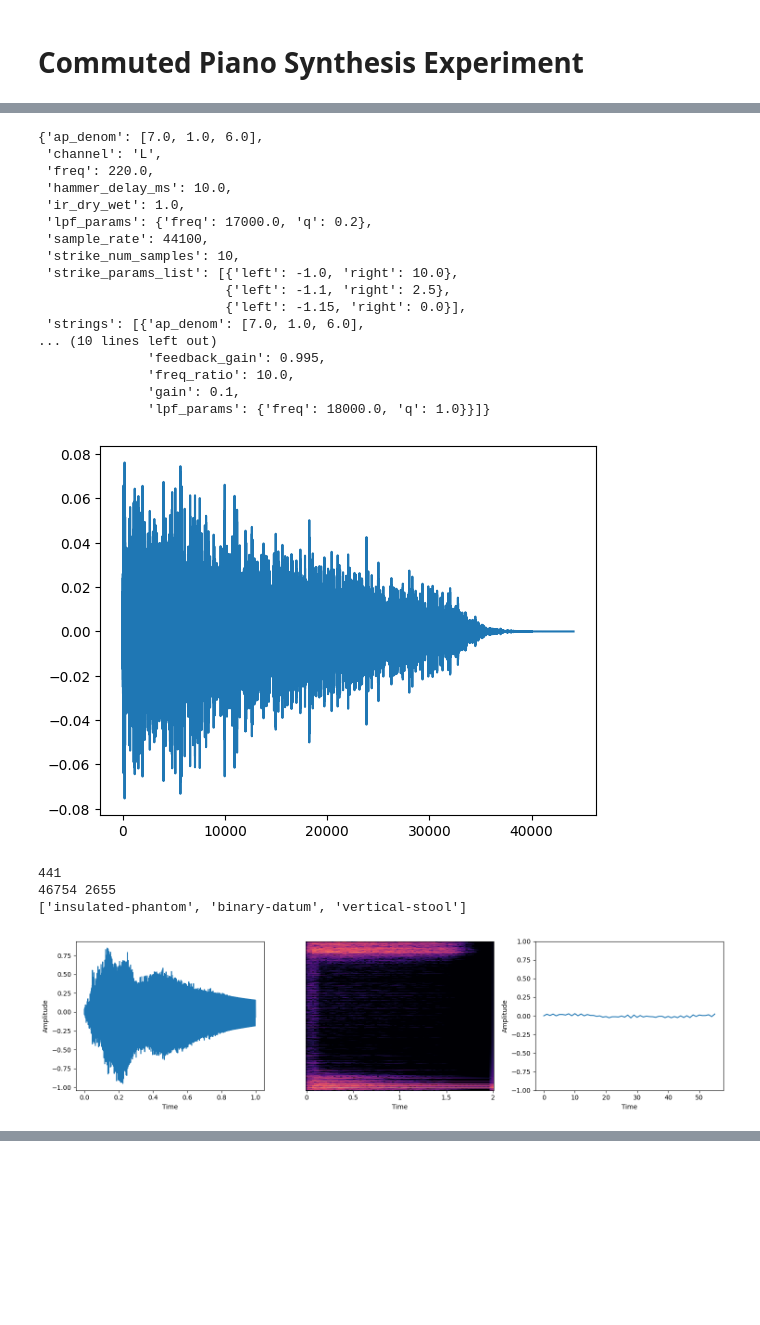
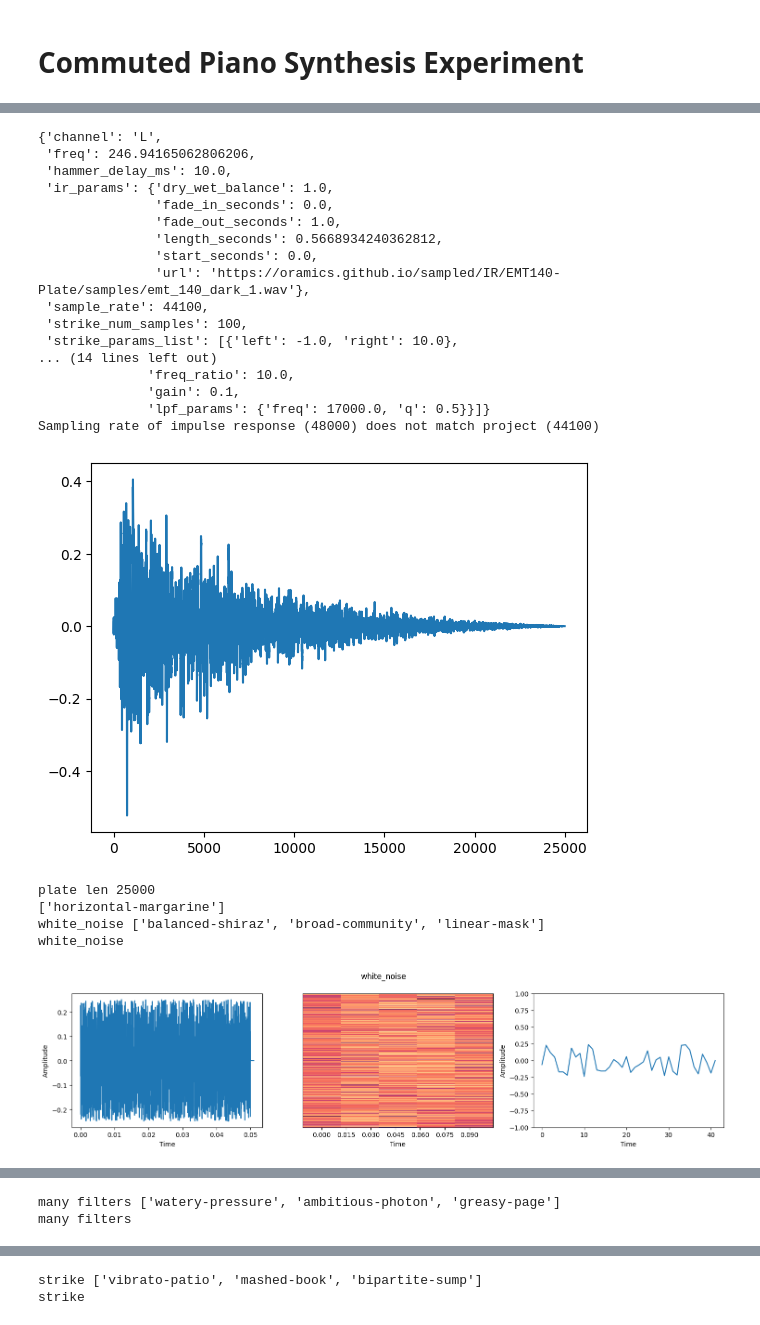
Before and after one commit to rhymeswithlion/ml_and_physical_sound_synthesis_2025sp, a Jupyter notebook: commuted_piano_dataset_bcruz_2025-02-21.ipynb, the cells around one changed output, grey strips where cells are left out. Cells and saved outputs as stored; diff of their text form; code cells hidden in the pictures; blank space fills up the shorter version.

```diff
--- a/commuted_piano_dataset_bcruz_2025-02-21.ipynb
+++ b/commuted_piano_dataset_bcruz_2025-02-21.ipynb
@@ -7,73 +29,84 @@
 # %%
-from commuted_piano import CommutedPianoParams, params_to_piano_note
+from commuted_piano import CommutedPianoParams, params_to_piano_note, mtof
 from audio_utils import play_audio
 import pprint
 
 
 note_params = CommutedPianoParams.model_validate(
     {
-        "ap_denom": [7, 1, 6],
+        # "ap_denom": [7, 1, 6],
         "channel": "L",
-        "freq": 440.0 * 2 ** (-12 / 12),
+        "freq": mtof(59),
         "hammer_delay_ms": 10.0,
-        "ir_dry_wet": 1.0,
-        "lpf_params": {"freq": 17000, "q": 0.2},
+        # "ir_dry_wet": 1.0,
+        # "lpf_params": {"freq": 17000, "q": 0.2},
         "sample_rate": 44100,
-        "strike_num_samples": 10,
+        "strike_num_samples": 100,
         "strike_params_list": [
-            {"left": -1.0, "right": 10.0},
+            {"left": -1, "right": 10},
             {"left": -1.1, "right": 2.5},
-            {"left": -1.15, "right": 0.0},
+            {"left": -1.15, "right": 0},
         ],
         "strings": [
             {
-                "ap_denom": [7.0, 1.0, 6.0],
+                "ap_denom": (ap_denom := [7.0, 1.0, 6.0]),
                 "feedback_gain": 0.995,
                 "freq_ratio": 1.0,
                 "gain": 0.5,
-                "lpf_params": {"freq": 18000.0, "q": 0.7},
+                "lpf_params": {"freq": 17000.0, "q": 0.5},
             },
             {
-                "ap_denom": [7.0, 1.0, 6.0],
+                "ap_denom": ap_denom,
                 "feedback_gain": 0.99,
                 "freq_ratio": 0.9999,
                 "gain": 0.2,
-                "lpf_params": {"freq": 18000.0, "q": 1.0},
+                "lpf_params": {"freq": 17000.0, "q": 0.5},
             },
             {
-                "ap_denom": [7.0, 1.0, 6.0],
-                "feedback_gain": 0.995,
+                "ap_denom": ap_denom,
+                "feedback_gain": 0.999,
                 "freq_ratio": 10.0,
                 "gain": 0.1,
-                "lpf_params": {"freq": 18000.0, "q": 1.0},
+                "lpf_params": {"freq": 17000.0, "q": 0.5},
             },
         ],
+        "ir_params": {
+            "start_seconds": 0.000,
+            "length_seconds": 25000.0 / 44100,
+            "fade_in_seconds": 0.000,
+            "fade_out_seconds": 1.0,
+            "url": "https://oramics.github.io/sampled/IR/EMT140-Plate/samples/emt_140_dark_1.wav",
+            "dry_wet_balance": 1.0,
+        },
     }
 )
 
 pprint.pprint(note_params.model_dump())
-play_audio(note_params.to_piano_note(), auto_play=True)
+note_params.to_piano_note(show_graphs=True)
 # %% [output]
-{'ap_denom': [7.0, 1.0, 6.0],
- 'channel': 'L',
- 'freq': 220.0,
+{'channel': 'L',
+ 'freq': 246.94165062806206,
  'hammer_delay_ms': 10.0,
- 'ir_dry_wet': 1.0,
- 'lpf_params': {'freq': 17000.0, 'q': 0.2},
+ 'ir_params': {'dry_wet_balance': 1.0,
+               'fade_in_seconds': 0.0,
+               'fade_out_seconds': 1.0,
+               'length_seconds': 0.5668934240362812,
+               'start_seconds': 0.0,
+               'url': 'https://oramics.github.io/sampled/IR/EMT140-Plate/samples/emt_140_dark_1.wav'},
  'sample_rate': 44100,
- 'strike_num_samples': 10,
+ 'strike_num_samples': 100,
  'strike_params_list': [{'left': -1.0, 'right': 10.0},
-                        {'left': -1.1, 'right': 2.5},
-                        {'left': -1.15, 'right': 0.0}],
- 'strings': [{'ap_denom': [7.0, 1.0, 6.0],
-... (10 lines left out)
-              'feedback_gain': 0.995,
+... (14 lines left out)
               'freq_ratio': 10.0,
               'gain': 0.1,
-              'lpf_params': {'freq': 18000.0, 'q': 1.0}}]}
+              'lpf_params': {'freq': 17000.0, 'q': 0.5}}]}
+Sampling rate of impulse response (48000) does not match project (44100)
-[figure, old version]
+[figure, new version]
-441
-46754 2655
-['insulated-phantom', 'binary-datum', 'vertical-stool']
+plate len 25000
+['horizontal-margarine']
+white_noise ['balanced-shiraz', 'broad-community', 'linear-mask']
+white_noise
-[figure, old version]
+[figure, new version]
 [interactive output not drawn]
+many filters ['watery-pressure', 'ambitious-photon', 'greasy-page']
+many filters
@@ -79,0 +115,2 @@ play_audio(note_params.to_piano_note(), auto_play=True)
+strike ['vibrato-patio', 'mashed-book', 'bipartite-sump']
+strike
```
Also changed, not shown: parts of 2 cells of this notebook, 3 other files.
